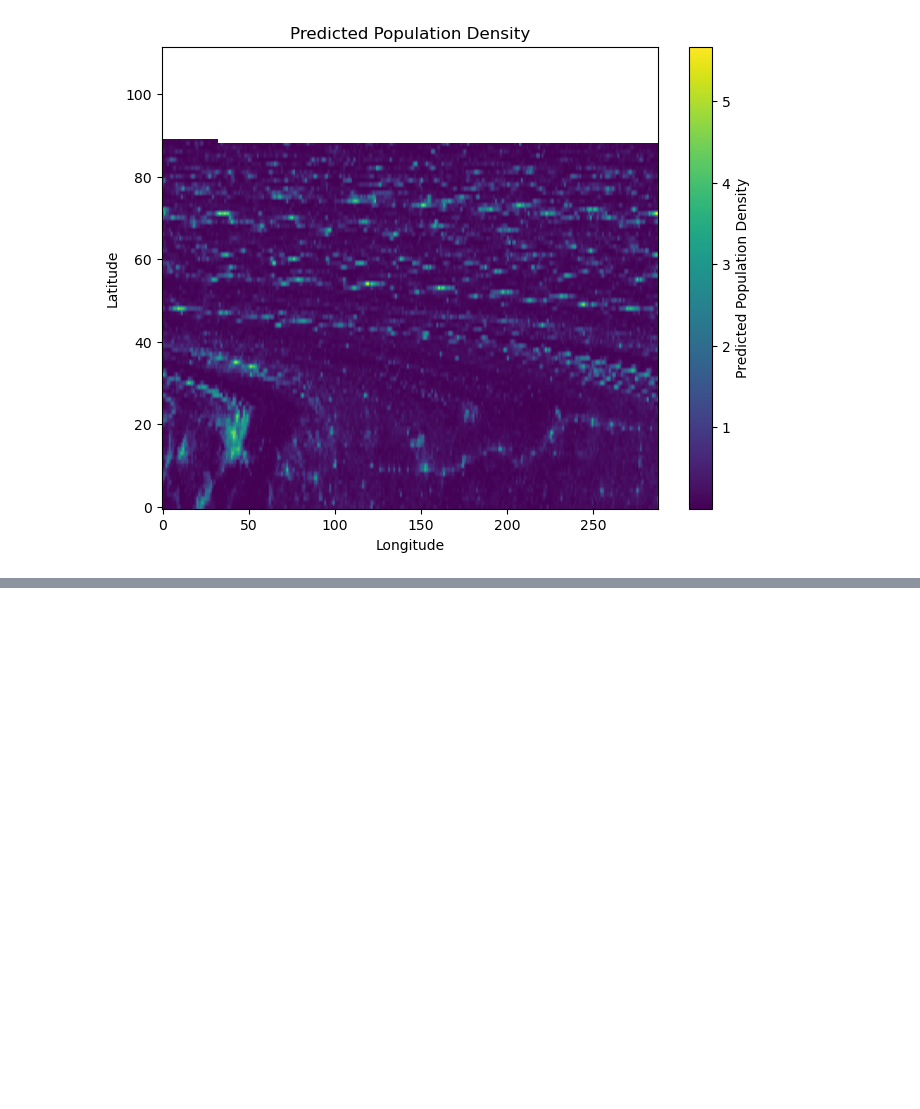
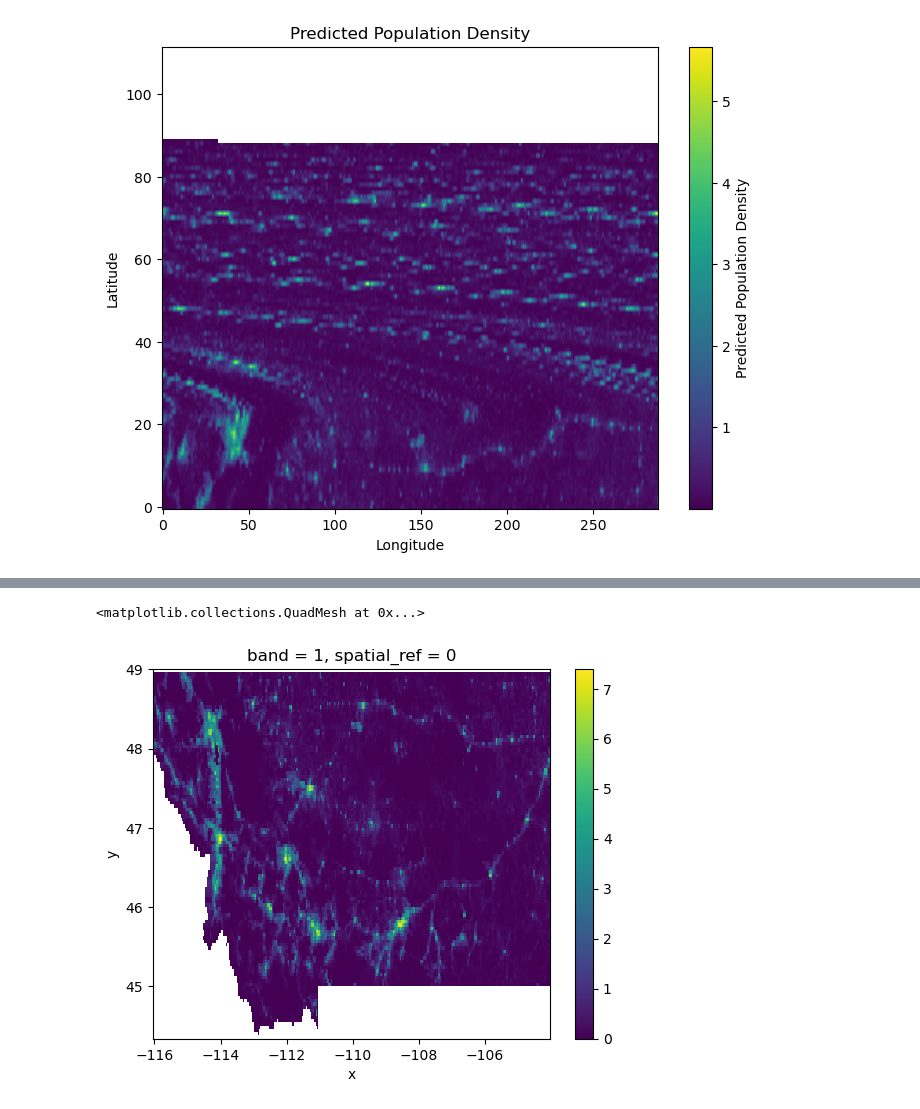
Before and after one commit to Chigiriq/geoP3, a Jupyter notebook: v3.ipynb, the cells around one changed output, grey strips where cells are left out. Saved outputs shown, nothing was run; the diff lists cells and outputs as text; code cells hidden in the pictures; blank space fills up the shorter version.

```diff
--- a/v3.ipynb
+++ b/v3.ipynb
@@ -629,0 +701,5 @@ plt.show()
+# %%
+log_pop_data_re.plot()
+# %% [output]
+<matplotlib.collections.QuadMesh at 0x...>
+[figure, added]
```
Also changed, not shown: parts of 27 cells of this notebook.
